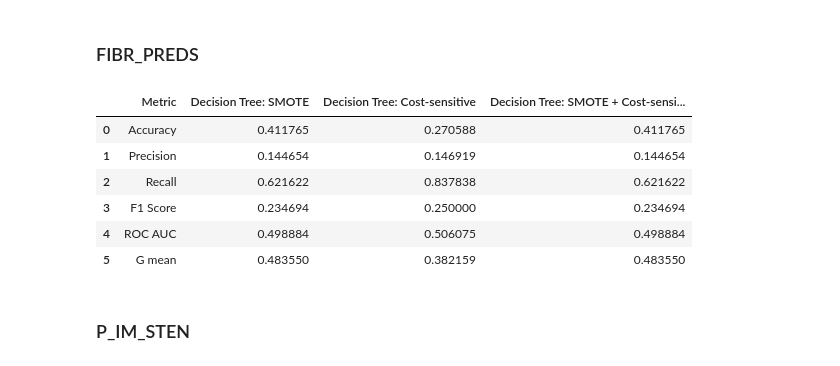
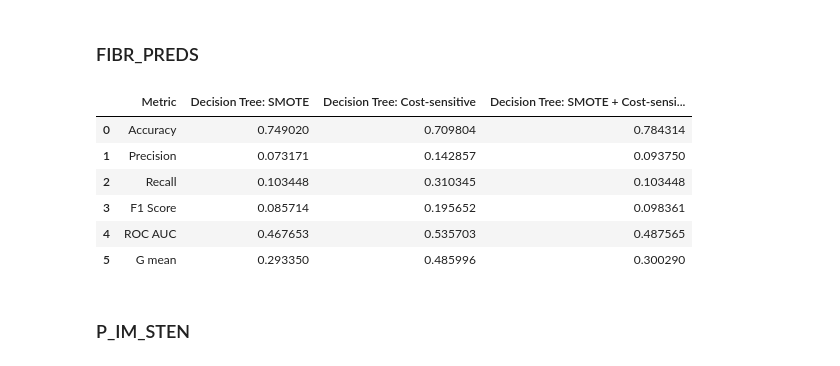
Before and after one commit to danghaidang04/Myocardial_Infraction_Complications_Analysis, a Jupyter notebook: DecisionTree.ipynb, the cells around one changed output. Drawn from its saved outputs; the diff is of its cells as text; code cells hidden in the pictures.

```diff
--- a/main.ipynb
+++ b/DecisionTree.ipynb
@@ -831,65 +787,65 @@ eval_zsn
 # %%
 # Decision Tree: SMOTE
 fibr_preds_dict = {}
 
 pipeline = Pipeline(steps=[
     ('smote', SMOTE(random_state=0, sampling_strategy=0.5)),
-    ('model', DecisionTreeClassifier(random_state=0, class_weight='balanced', max_depth=5, min_samples_split=10))
+    ('model', DecisionTreeClassifier(random_state=0, class_weight='balanced', max_depth=20, max_features='sqrt'))
 ])
-pipeline.fit(X_train[0], y_train[0])
-y_pred = pipeline.predict(X_test[0])
-fibr_preds_dict["Decision Tree: SMOTE"] = [accuracy_score(y_test[0], y_pred),
-                                    precision_score(y_test[0], y_pred),
-                                    recall_score(y_test[0], y_pred),
-                                    f1_score(y_test[0], y_pred),
-                                    roc_auc_score(y_test[0], y_pred),
-                                    geometric_mean_score(y_test[0], y_pred)
+pipeline.fit(X_train[1], y_train[1])
+y_pred = pipeline.predict(X_test[1])
+fibr_preds_dict["Decision Tree: SMOTE"] = [accuracy_score(y_test[1], y_pred),
+                                    precision_score(y_test[1], y_pred),
+                                    recall_score(y_test[1], y_pred),
+                                    f1_score(y_test[1], y_pred),
+                                    roc_auc_score(y_test[1], y_pred),
+                                    geometric_mean_score(y_test[1], y_pred)
                                     ]
 
 # Decision Tree: Cost-sensitive
 pipeline = Pipeline(steps=[
-    ('model', DecisionTreeClassifier(random_state=0, class_weight={0: 1, 1: 3.314720812182741}, max_depth=5, min_samples_split=10))
+    ('model', DecisionTreeClassifier(random_state=0, class_weight={0: 1, 1: 9.0}, max_depth=15, max_features='log2'))
 ])
-pipeline.fit(X_train[0], y_train[0])
-y_pred = pipeline.predict(X_test[0])
-fibr_preds_dict["Decision Tree: Cost-sensitive"] = [accuracy_score(y_test[0], y_pred),
-                                             precision_score(y_test[0], y_pred),
-                                             recall_score(y_test[0], y_pred),
-                                             f1_score(y_test[0], y_pred),
-                                             roc_auc_score(y_test[0], y_pred),
-                                             geometric_mean_score(y_test[0], y_pred)
+pipeline.fit(X_train[1], y_train[1])
+y_pred = pipeline.predict(X_test[1])
+fibr_preds_dict["Decision Tree: Cost-sensitive"] = [accuracy_score(y_test[1], y_pred),
+                                             precision_score(y_test[1], y_pred),
+                                             recall_score(y_test[1], y_pred),
+                                             f1_score(y_test[1], y_pred),
+                                             roc_auc_score(y_test[1], y_pred),
+                                             geometric_mean_score(y_test[1], y_pred)
                                              ]
 
 # Decision Tree: SMOTE + Cost-sensitive
 pipeline = Pipeline(steps=[
-    ('smote', SMOTE(random_state=0, sampling_strategy=0.5)),
-    ('model', DecisionTreeClassifier(random_state=0, class_weight={0: 1, 1: 3.314720812182741}, max_depth=5, min_samples_split=10))
+    ('smote', SMOTE(random_state=0, sampling_strategy=0.8)),
+    ('model', DecisionTreeClassifier(random_state=0, class_weight={0: 1, 1: 4.5}, max_depth=20, max_features='log2'))
 ])
-pipeline.fit(X_train[0], y_train[0])
-y_pred = pipeline.predict(X_test[0])
-fibr_preds_dict["Decision Tree: SMOTE + Cost-sensitive"] = [accuracy_score(y_test[0], y_pred),
-                                                     precision_score(y_test[0], y_pred),
-                                                     recall_score(y_test[0], y_pred),
-                                                     f1_score(y_test[0], y_pred),
-                                                     roc_auc_score(y_test[0], y_pred),
-                                                     geometric_mean_score(y_test[0], y_pred)
+pipeline.fit(X_train[1], y_train[1])
+y_pred = pipeline.predict(X_test[1])
+fibr_preds_dict["Decision Tree: SMOTE + Cost-sensitive"] = [accuracy_score(y_test[1], y_pred),
+                                                     precision_score(y_test[1], y_pred),
+                                                     recall_score(y_test[1], y_pred),
+                                                     f1_score(y_test[1], y_pred),
+                                                     roc_auc_score(y_test[1], y_pred),
+                                                     geometric_mean_score(y_test[1], y_pred)
                                                      ]
 
 eval_fibr_preds = {"Metric": ["Accuracy", "Precision", "Recall", "F1 Score", "ROC AUC", "G mean"],
-            "Decision Tree: SMOTE": zsn_dict["Decision Tree: SMOTE"],
-            "Decision Tree: Cost-sensitive": zsn_dict["Decision Tree: Cost-sensitive"],
-            "Decision Tree: SMOTE + Cost-sensitive": zsn_dict["Decision Tree: SMOTE + Cost-sensitive"]
+            "Decision Tree: SMOTE": fibr_preds_dict["Decision Tree: SMOTE"],
+            "Decision Tree: Cost-sensitive": fibr_preds_dict["Decision Tree: Cost-sensitive"],
+            "Decision Tree: SMOTE + Cost-sensitive": fibr_preds_dict["Decision Tree: SMOTE + Cost-sensitive"]
             }
 eval_fibr_preds = pd.DataFrame(eval_fibr_preds)
 
 eval_fibr_preds
 # %% [output]
 |  | Metric | Decision Tree: SMOTE | Decision Tree: Cost-sensitive | Decision Tree: SMOTE + Cost-sensi... |
-| 0 | Accuracy | 0.411765 | 0.270588 | 0.411765 |
-| 1 | Precision | 0.144654 | 0.146919 | 0.144654 |
-| 2 | Recall | 0.621622 | 0.837838 | 0.621622 |
-| 3 | F1 Score | 0.234694 | 0.250000 | 0.234694 |
-| 4 | ROC AUC | 0.498884 | 0.506075 | 0.498884 |
-| 5 | G mean | 0.483550 | 0.382159 | 0.483550 |
+| 0 | Accuracy | 0.749020 | 0.709804 | 0.784314 |
+| 1 | Precision | 0.073171 | 0.142857 | 0.093750 |
+| 2 | Recall | 0.103448 | 0.310345 | 0.103448 |
+| 3 | F1 Score | 0.085714 | 0.195652 | 0.098361 |
+| 4 | ROC AUC | 0.467653 | 0.535703 | 0.487565 |
+| 5 | G mean | 0.293350 | 0.485996 | 0.300290 |
 # %% [markdown]
 ### P_IM_STEN
```
Also changed, not shown: parts of 24 cells of this notebook.
